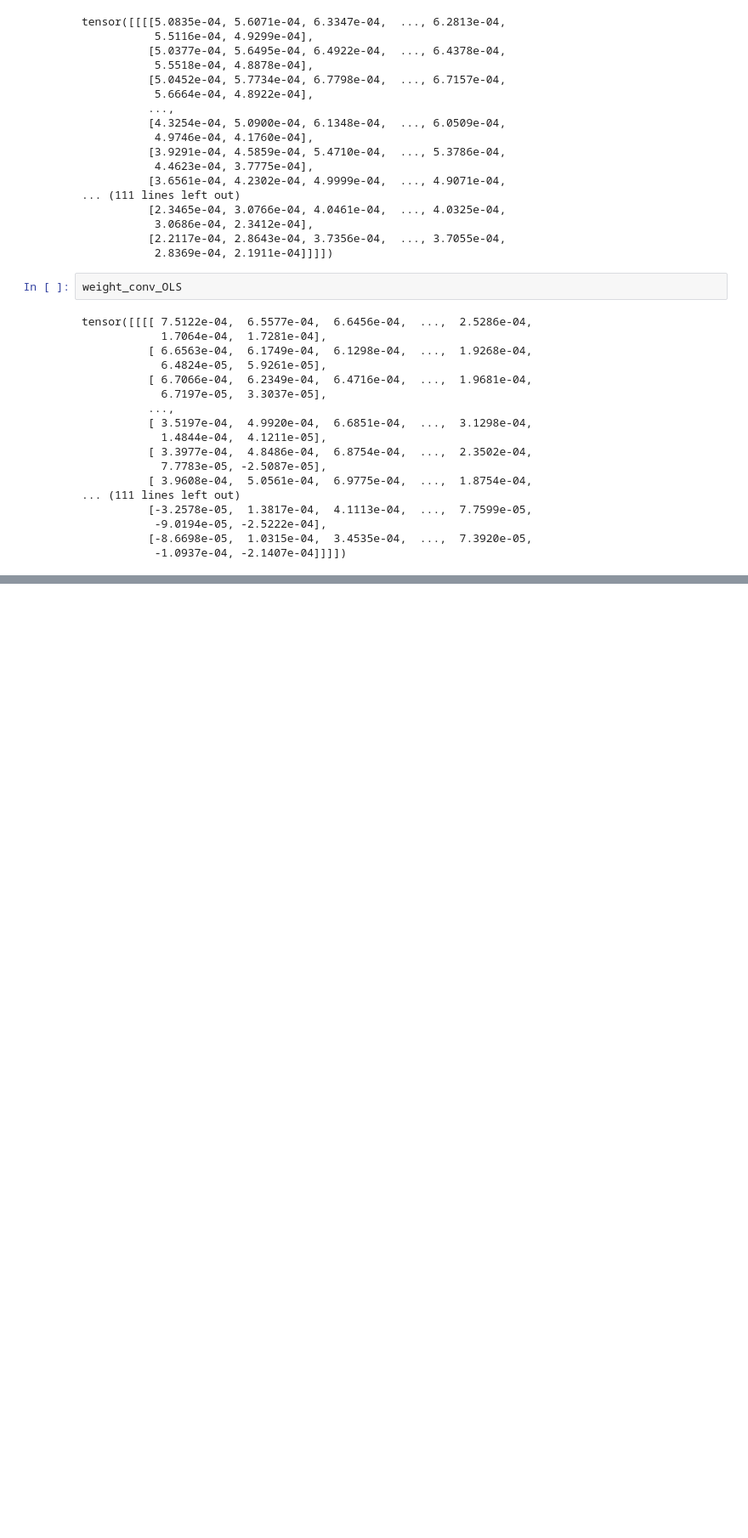
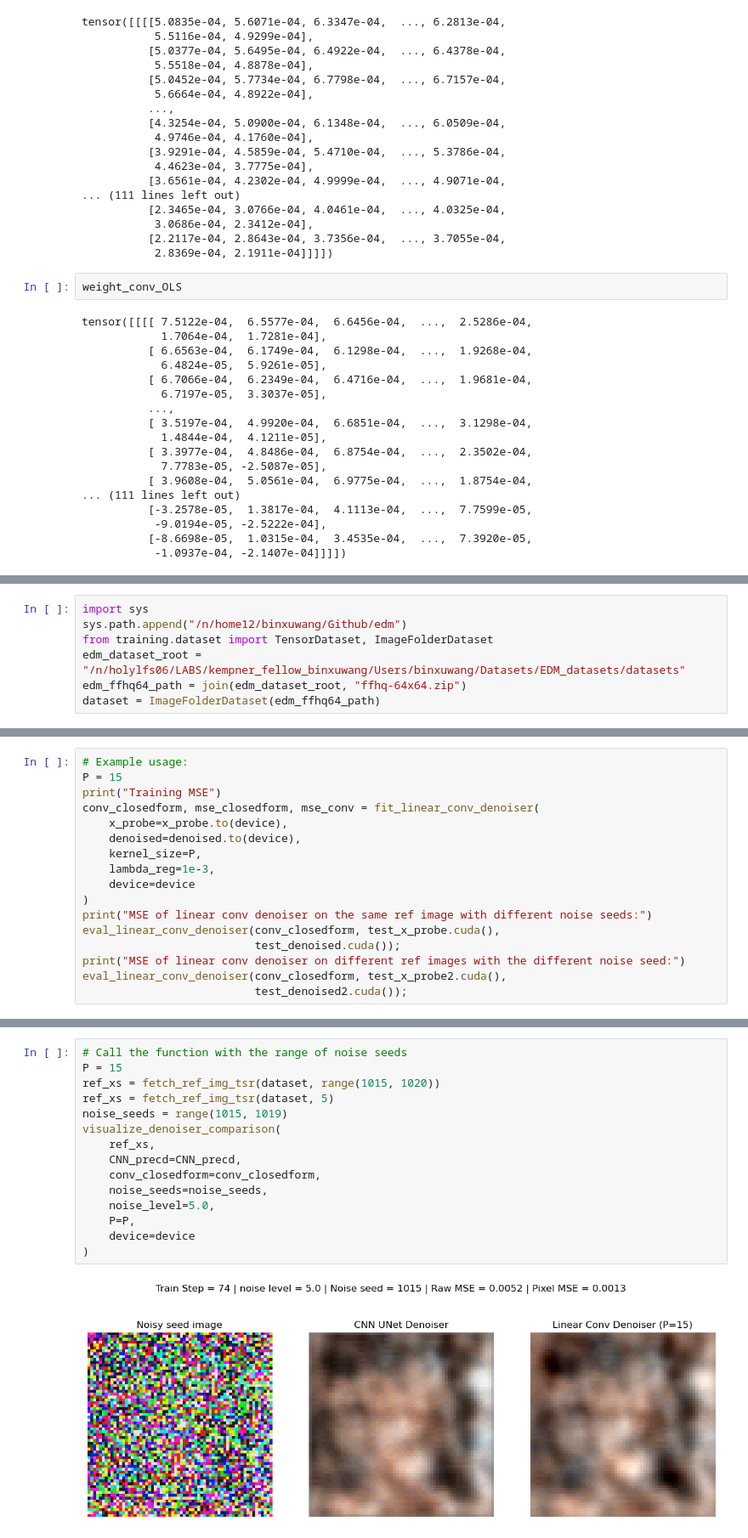
Before and after one commit to Animadversio/DiffusionLearningCurve, a Jupyter notebook: notebook/20250422_CNN_Unet_linear_conv_denoiser_cmp.ipynb, the cells around one changed output, grey strips where cells are left out. Shown at 85% size. Saved outputs shown, nothing was run; the diff lists cells and outputs as text; blank space fills up the shorter version.

```diff
--- a/notebook/20250422_CNN_Unet_linear_conv_denoiser_cmp.ipynb
+++ b/notebook/20250422_CNN_Unet_linear_conv_denoiser_cmp.ipynb
@@ -637,0 +828,7 @@ tensor([[[[ 7.5122e-04,  6.5577e-04,  6.6456e-04,  ...,  2.5286e-04,
+# %%
+import sys
+sys.path.append("/n/home12/binxuwang/Github/edm")
+from training.dataset import TensorDataset, ImageFolderDataset
+edm_dataset_root = "/n/holylfs06/LABS/kempner_fellow_binxuwang/Users/binxuwang/Datasets/EDM_datasets/datasets"
+edm_ffhq64_path = join(edm_dataset_root, "ffhq-64x64.zip")
+dataset = ImageFolderDataset(edm_ffhq64_path)
@@ -797,0 +891,17 @@ for noise_level in [0.001, 0.01, 0.1, 0.5, 1.0, 5.0, 10.0, 50.0, 100.0]:
+# %%
+# Example usage:
+P = 15
+print("Training MSE")
+conv_closedform, mse_closedform, mse_conv = fit_linear_conv_denoiser(
+    x_probe=x_probe.to(device),
+    denoised=denoised.to(device),
+    kernel_size=P,
+    lambda_reg=1e-3,
+    device=device
+)
+print("MSE of linear conv denoiser on the same ref image with different noise seeds:")
+eval_linear_conv_denoiser(conv_closedform, test_x_probe.cuda(),
+                          test_denoised.cuda());
+print("MSE of linear conv denoiser on different ref images with the different noise seed:")
+eval_linear_conv_denoiser(conv_closedform, test_x_probe2.cuda(),
+                          test_denoised2.cuda());
@@ -797,0 +972,17 @@ for noise_level in [0.001, 0.01, 0.1, 0.5, 1.0, 5.0, 10.0, 50.0, 100.0]:
+# %%
+# Call the function with the range of noise seeds
+P = 15
+ref_xs = fetch_ref_img_tsr(dataset, range(1015, 1020))
+ref_xs = fetch_ref_img_tsr(dataset, 5)
+noise_seeds = range(1015, 1019)
+visualize_denoiser_comparison(
+    ref_xs,
+    CNN_precd=CNN_precd,
+    conv_closedform=conv_closedform,
+    noise_seeds=noise_seeds,
+    noise_level=5.0,
+    P=P,
+    device=device
+)
+# %% [output]
+[figure, added]
```
Also changed, not shown: parts of 25 cells of this notebook, 2 other files.
